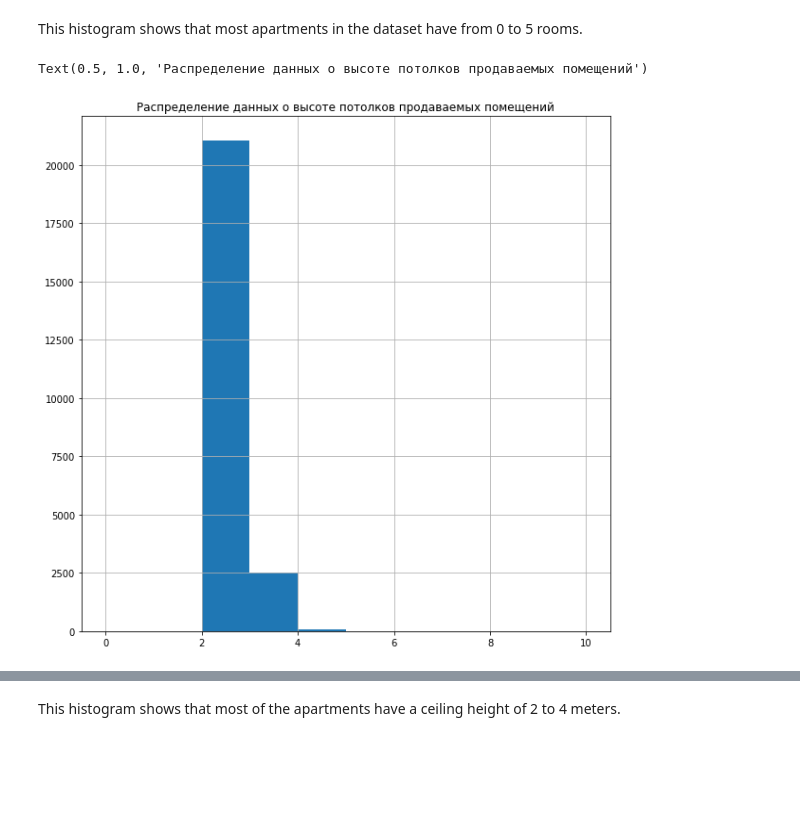
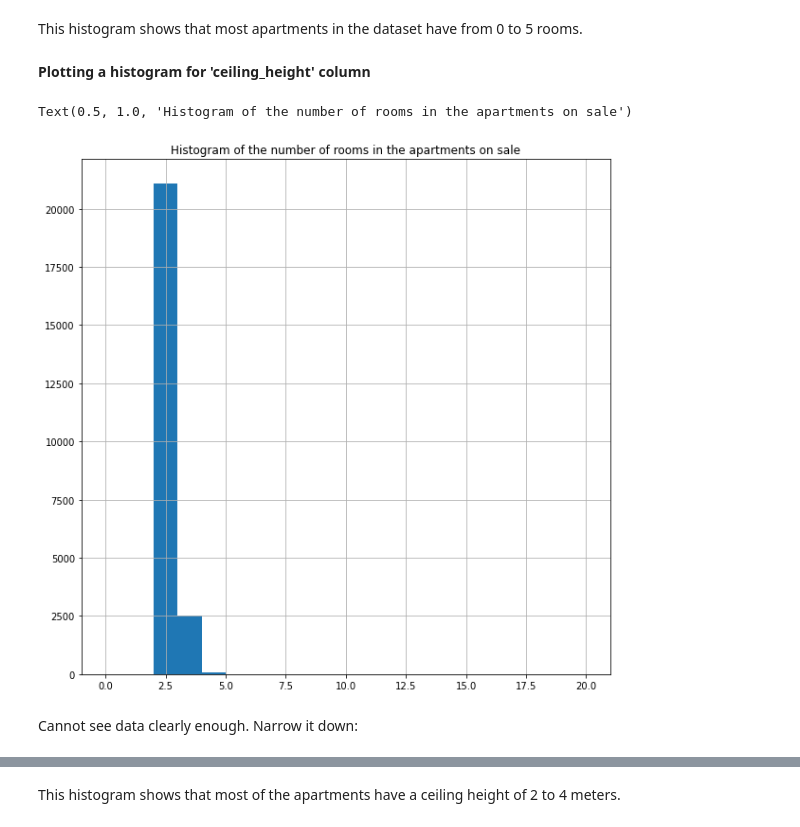
Before and after one commit to VeronicaCodes/sales_advert_in_housing_market_research, a Jupyter notebook: sales_advert_in_housing_market_research.ipynb, the cells around one changed output, grey strips where cells are left out. Cells and saved outputs as stored; diff of their text form; code cells hidden in the pictures; blank space fills up the shorter version.

```diff
--- a/sales_advert_in_housing_market_research.ipynb
+++ b/sales_advert_in_housing_market_research.ipynb
@@ -551,4 +563,4 @@ UndefinedVariableError: name 'last_price_mil' is not defined
 There's only one value of 0.012190. Drop it.
 # %%
 # drop row with 0.012190 value in the "last_price_mil"
-df.drop(df[df['last_price_mil'] == 0.012190].index, inplace=True)
+df.drop(df[df['last_price_in_mln'] == 0.012190].index, inplace=True)
@@ -579,8 +613,12 @@ Text(0.5, 1.0, 'Распределение данных о кол-ве комн
 # %% [markdown]
 This histogram shows that most apartments in the dataset have from 0 to 5 rooms.
+# %% [markdown]
+**Plotting a histogram for 'ceiling_height' column**
 # %%
-df['ceiling_height'].hist(bins=10, range=(0,10), figsize=(10,10), grid=True)
+df['ceiling_height'].hist(bins=20, range=(0,20), figsize=(10,10), grid=True)
 plt.title('Histogram of the number of rooms in the apartments on sale')
 # %% [output]
-Text(0.5, 1.0, 'Распределение данных о высоте потолков продаваемых помещений')
+Text(0.5, 1.0, 'Histogram of the number of rooms in the apartments on sale')
-[figure, old version]
+[figure, new version]
+# %% [markdown]
+Cannot see data clearly enough. Narrow it down:
```
Also changed, not shown: parts of 43 cells of this notebook.
